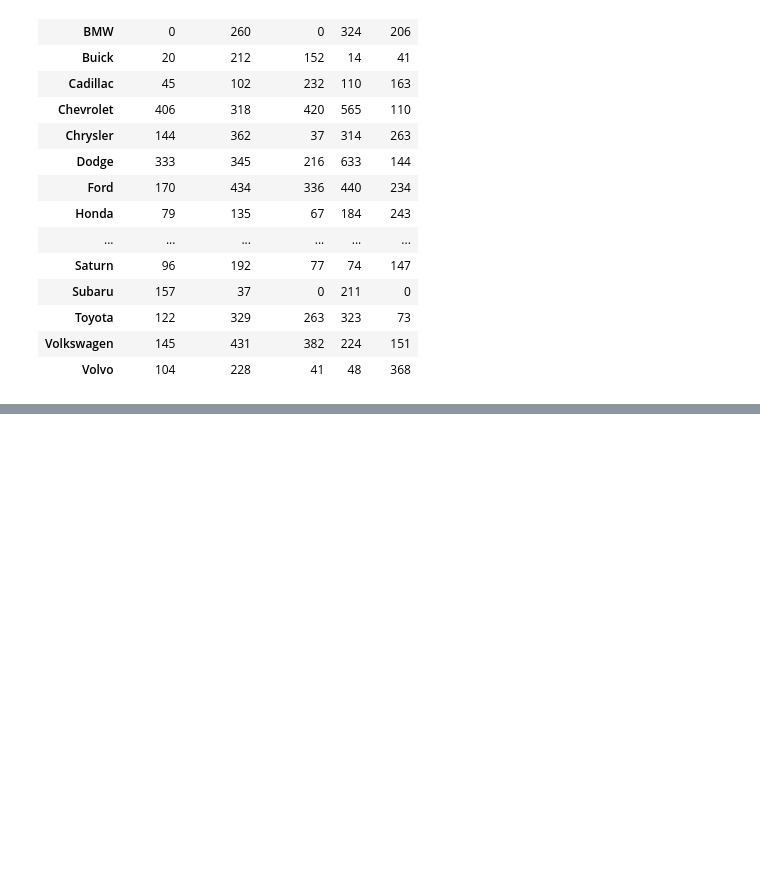
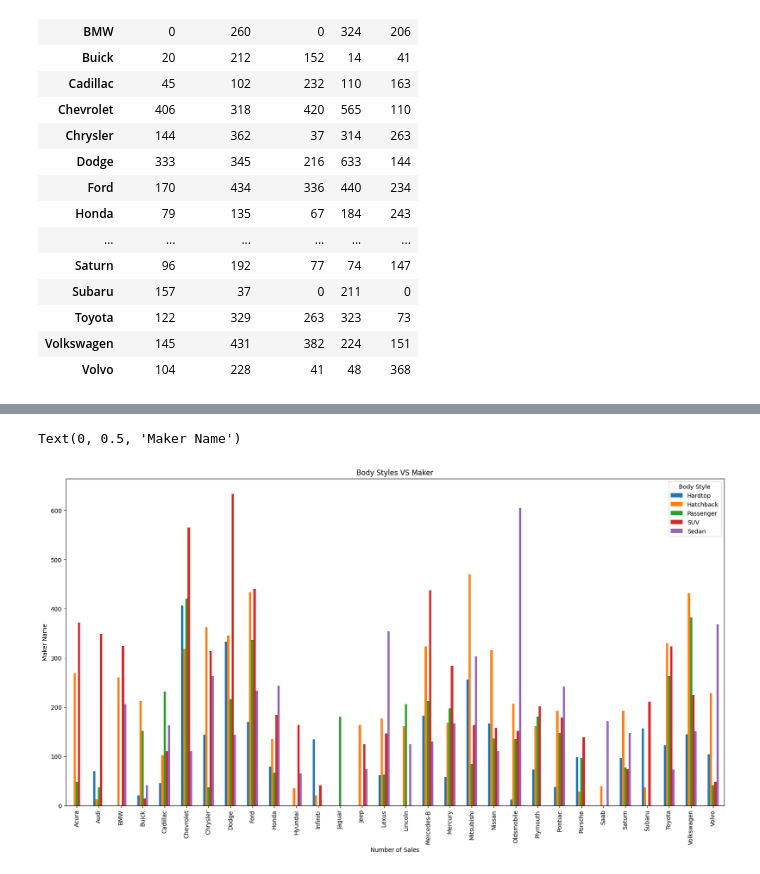
Before and after one commit to leolion023/Travis_Helton_car_sales, a Jupyter notebook: src/Notebooks/car_sales.ipynb, the cells around one changed output, grey strips where cells are left out. Cells and saved outputs as stored; diff of their text form; code cells hidden in the pictures; blank space fills up the shorter version.

```diff
--- a/src/Notebooks/car_sales.ipynb
+++ b/src/Notebooks/car_sales.ipynb
@@ -183,0 +193,8 @@ pivot_company_maker.plot(kind='bar',stacked=True,figsize=(20,10))
+# %%
+pivot_maker_style.plot(kind='bar',stacked=False, figsize=(20,10))
+plt.title('Body Styles VS Maker')
+plt.xlabel('Number of Sales')
+plt.ylabel('Maker Name')
+# %% [output]
+Text(0, 0.5, 'Maker Name')
+[figure, added]
```
Also changed, not shown: parts of 6 cells of this notebook.
